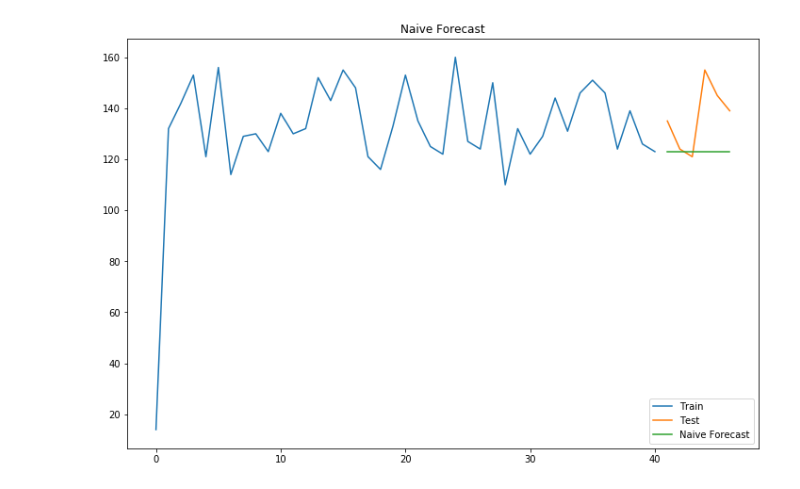
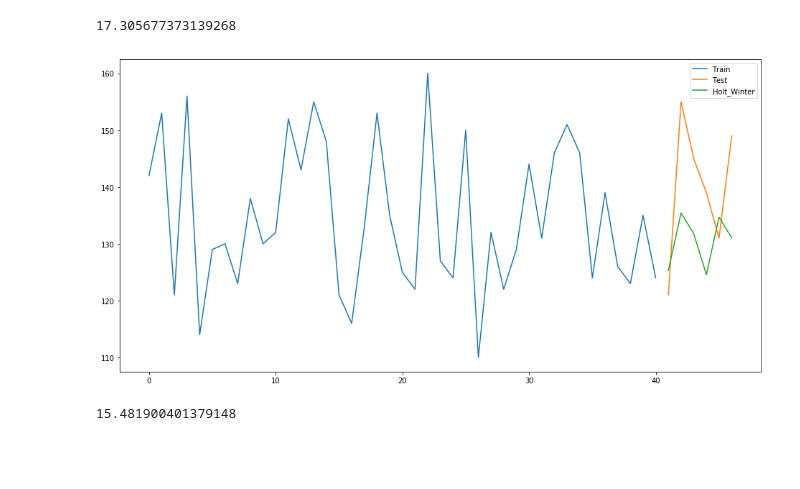
Before and after one commit to cynthiahuallanca/Miami_Crime_2019, a Jupyter notebook: 3_Load_to_ML_test2_caro.ipynb, the cells around one changed output. Saved outputs shown, nothing was run; the diff lists cells and outputs as text; code cells hidden in the pictures; blank space fills up the shorter version.

```diff
--- a/3_Load_to_ML_test2_caro.ipynb
+++ b/3_Load_to_ML_test2_caro.ipynb
@@ -31,6 +31,11 @@ from sklearn.metrics import mean_squared_error
 # %%
 # Read the CLEAN data From 2015-05 to 2019-06 csv file into a pandas DataFrame
 
-df = pd.read_csv('Resources/data3_load_assault_group_to_ML.csv',parse_dates =["Booking_year_month"])
+# Data base with the 3 past months
+# df = pd.read_csv('Resources/data3_load_assault_group_to_ML.csv',parse_dates =["Booking_year_month"])
+# df.head()
+
+# Data base past month
+df = pd.read_csv('Resources/data3_test.csv',parse_dates =["Booking_year_month"])
 df.head()
 # %% [output]
@@ -44,3 +51,4 @@ df.head()
 # %%
 # Drop innecesary columns
 df.drop(['Unnamed: 0'], axis=1, inplace=True)
+df['total_crime']= df['total_crime'].astype(float)
@@ -92,5 +89,5 @@ test.tail()
 # %%
 # Drop innecesary columns
-test = test[["Booking_year_month", "total_crime_3"]]
+test = test[["Booking_year_month", "total_crime"]]
 test.head()
 # %% [output]
@@ -155,0 +196,5 @@ print(rms)
+# %%
+rms = sqrt(mean_squared_error(test.total_crime, y_hat_avg.SES))
+print(rms)
+# %% [output]
+17.305677373139268
@@ -156,13 +203,18 @@ print(rms)
 # %%
-dd= np.asarray(train.total_crime_3)
-y_hat = test.copy()
-y_hat['naive'] = dd[len(dd)-1]
-plt.figure(figsize=(12,8))
-plt.plot(train.index, train['total_crime_3'], label='Train')
-plt.plot(test.index,test['total_crime_3'], label='Test')
-plt.plot(y_hat.index,y_hat['naive'], label='Naive Forecast')
+y_hat_avg = test.copy()
+#3, 6
+fit1 = ExponentialSmoothing(np.asarray(train['total_crime']) ,seasonal_periods=3 ,trend='add', seasonal='add',).fit()
+y_hat_avg['Holt_Winter'] = fit1.forecast(len(test))
+plt.figure(figsize=(16,8))
+plt.plot( train['total_crime'], label='Train')
+plt.plot(test['total_crime'], label='Test')
+plt.plot(y_hat_avg['Holt_Winter'], label='Holt_Winter')
 plt.legend(loc='best')
-plt.title("Naive Forecast")
 plt.show()
 # %% [output]
-[figure, old version]
+[figure, new version]
+# %%
+rms = sqrt(mean_squared_error(test.total_crime, y_hat_avg.Holt_Winter))
+print(rms)
+# %% [output]
+15.481900401379148
```
Also changed, not shown: parts of 29 cells of this notebook.
